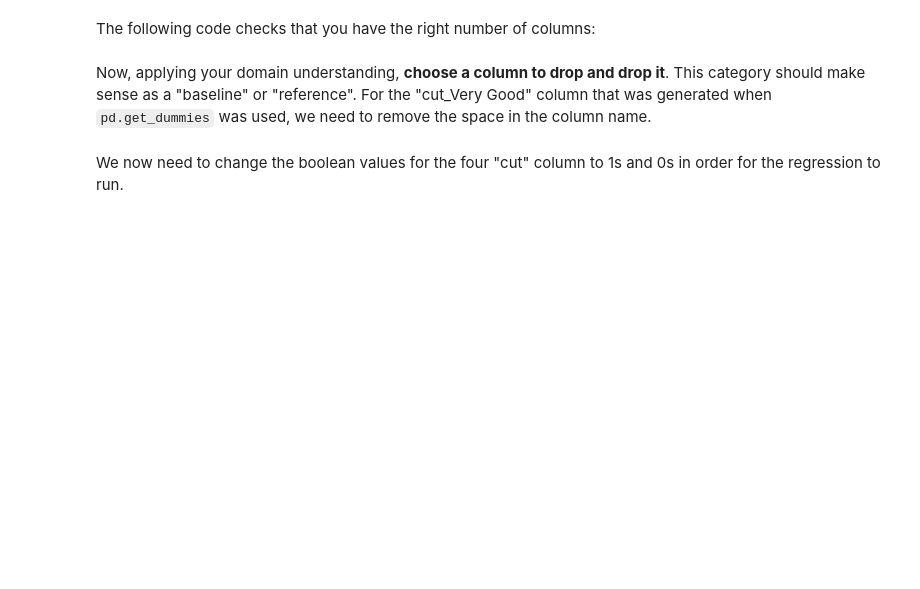
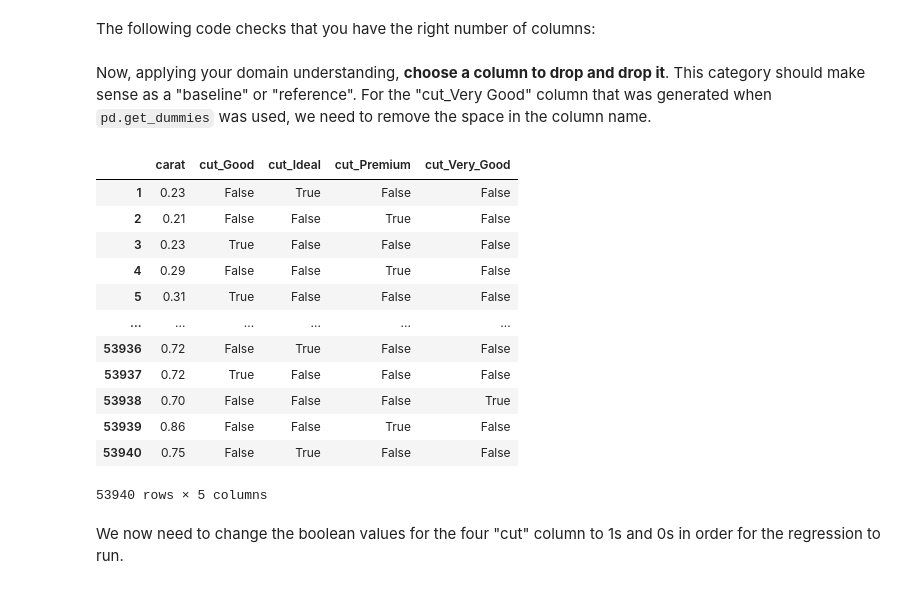
Before and after one commit to jnnjogu/dsc-multiple-regression-cumulative-lab, a Jupyter notebook: index.ipynb, the cells around one changed output. Cells and saved outputs as stored; diff of their text form; code cells hidden in the pictures; blank space fills up the shorter version.

```diff
--- a/index.ipynb
+++ b/index.ipynb
@@ -321,2 +391,21 @@ Now, applying your domain understanding, **choose a column to drop and drop it**
+# %%
+# Your code here
+X_iterated.drop('cut_Fair', inplace=True, axis=1)
+X_iterated.columns = X_iterated.columns.str.replace(' ','_')
+X_iterated
+# %% [output]
+|  | carat | cut_Good | cut_Ideal | cut_Premium | cut_Very_Good |
+| 1 | 0.23 | False | True | False | False |
+| 2 | 0.21 | False | False | True | False |
+| 3 | 0.23 | True | False | False | False |
+| 4 | 0.29 | False | False | True | False |
+| 5 | 0.31 | True | False | False | False |
+| ... | ... | ... | ... | ... | ... |
+| 53936 | 0.72 | False | True | False | False |
+| 53937 | 0.72 | True | False | False | False |
+| 53938 | 0.70 | False | False | False | True |
+| 53939 | 0.86 | False | False | True | False |
+| 53940 | 0.75 | False | True | False | False |
+53940 rows × 5 columns
 # %% [markdown]
 We now need to change the boolean values for the four "cut" column to 1s and 0s in order for the regression to run.
```
Also changed, not shown: parts of 18 cells of this notebook.
